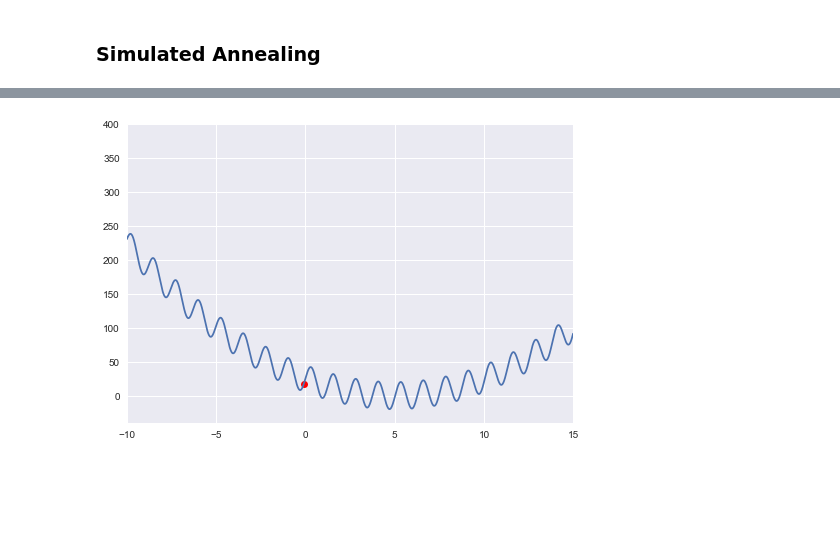
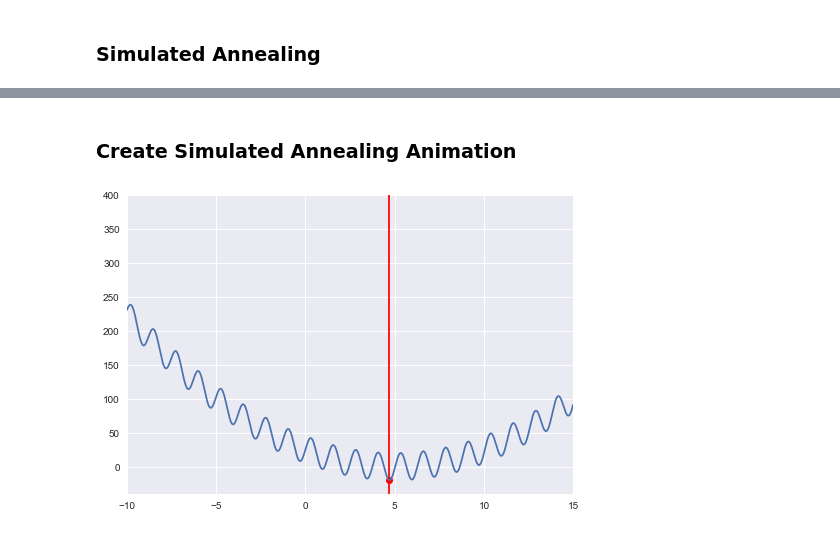
Before and after one commit to fai-huntrakool/OptimizationTIT, a Jupyter notebook: SimulatedAnnealing.ipynb, the cells around one changed output, grey strips where cells are left out. Saved outputs shown, nothing was run; the diff lists cells and outputs as text; code cells hidden in the pictures; blank space fills up the shorter version.

```diff
--- a/SimulatedAnnealing.ipynb
+++ b/SimulatedAnnealing.ipynb
@@ -38,15 +46,15 @@ def accept_prob(x, new_x, t):
     Prob = np.exp(-deltaE/t)
     return Prob
 # %%
-def annealing(max_iter):
+def annealing(T_max, reduction_frac):
     x = 0
     cost = []
     solution = []
-    frac = 0.99
-    t = 5000
-    n = 0
-    while n < max_iter:
-        new_x = generate_neighbor(x)
+    t = T_max
+    obj = 0
+    scale = np.sqrt(T_max)
+    while t > 0.00001:
+        new_x = generate_neighbor(x,scale)
         if f(new_x) <= f(x):
             x = new_x
         else:
@@ -54,12 +62,17 @@ def annealing(max_iter):
             r = np.random.rand()
             if r < prob:
                 x = new_x
+        obj = f(x)
         cost.append(f(x))
         solution.append(x)
-        t = t*frac
-        n = n+1
-    return cost, solution, x
+        t = t*reduction_frac
+    return cost, solution, x, obj
+# %%
+#initialization
+T_max = 1000
+reduction_frac = 0.99
 # %%
-cost, solution, x = annealing(1500)
-x
+cost, solution, x, obj = annealing(T_max, reduction_frac)
+print('optimizer: x = ',x)
+print('minimum objective value: ', obj)
 # %% [output]
@@ -78,0 +95,6 @@ Text(0.5, 1.0, 'Costs')
+# %%
+from collections import defaultdict
+res = []
+for n in range(0,1000):
+    cost, solution, x, obj = annealing(T_max, reduction_frac)
+    res.append(round(x,2))
@@ -79,27 +107,31 @@ Text(0.5, 1.0, 'Costs')
+# %% [markdown]
+### Create Simulated Annealing Animation
 # %%
 from matplotlib.animation import FuncAnimation, PillowWriter
 from matplotlib import rc
 from IPython.display import HTML
 # %%
 fig, ax = plt.subplots()
-line, = plt.plot([0], [0], 'ro')
+dot, = plt.plot([0], [0], 'ro')
+line, = plt.plot( [0, 0], [-100,400], 'r')
 
 x = np.arange(-10,15,0.01)
 y = list(map(f,x))
 l = plt.plot(x,y)
 
 ax = plt.axis([-10,15,-40,400])
 
 def update(frame):
     x = solution[frame]
     y = cost[frame]
-    line.set_data(x, y)
-    return line,
+    dot.set_data(x, y)
+    line.set_data( [x, x], [-100, 400])
+    return line, dot
 
-ani = FuncAnimation(fig, update, frames=np.arange(0, len(cost), 1),interval=10, blit = True, repeat=False)
+ani = FuncAnimation(fig, update, frames=np.arange(0, len(cost), 1),interval=10, blit = True, repeat=True)
 ani.save('test.gif', writer = PillowWriter(fps=20))
 # %% [output]
-[figure, old version]
+[figure, new version]
 # %%
 from IPython.display import HTML
 HTML('<img src="test.gif">')
```
Also changed, not shown: parts of 6 cells of this notebook, 1 other file.
